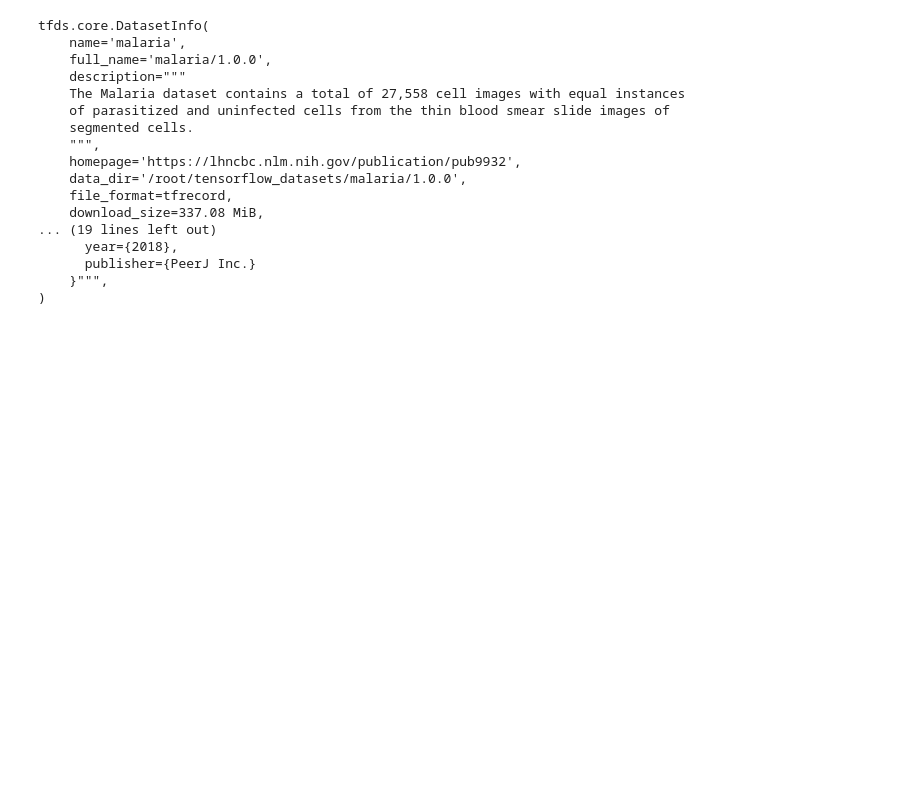
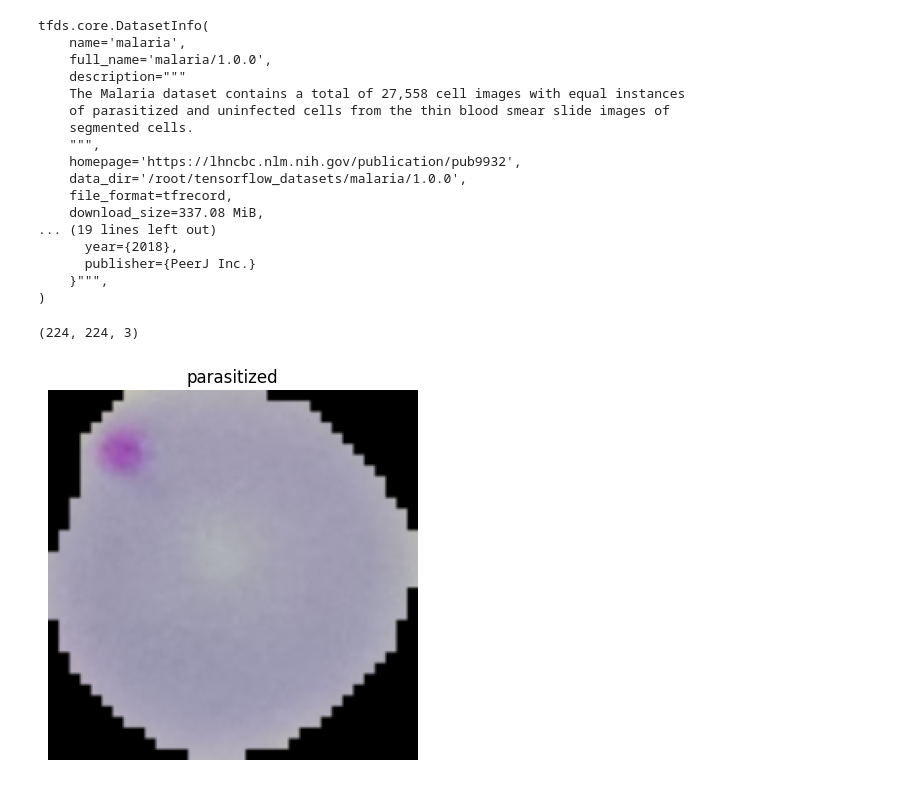
Before and after one commit to shree180103/malaria-detection, a Jupyter notebook: Untitled1.ipynb, the cells around one changed output. Saved outputs shown, nothing was run; the diff lists cells and outputs as text; code cells hidden in the pictures; blank space fills up the shorter version.

```diff
--- a/Untitled1.ipynb
+++ b/Untitled1.ipynb
@@ -105,3 +105,21 @@ tfds.core.DatasetInfo(
       publisher={PeerJ Inc.}
     }""",
 )
+# %%
+#data proceesing
+def resizing_and_rescaling(image,label):
+    image=tf.image.resize(image,(224,224))/255.0
+    return image,label
+# %%
+train_dataset=train_dataset.map(resizing_and_rescaling)
+val_dataset=val_dataset.map(resizing_and_rescaling)
+test_dataset=test_dataset.map(resizing_and_rescaling)
+# %%
+for image,label in train_dataset.take(1):
+    print(image.shape)
+    plt.imshow(image)
+    plt.title(ds_info.features['label'].int2str(label))
+    plt.axis('off')
+# %% [output]
+(224, 224, 3)
+[figure, added]
```
Also changed, not shown: parts of 5 cells of this notebook.
